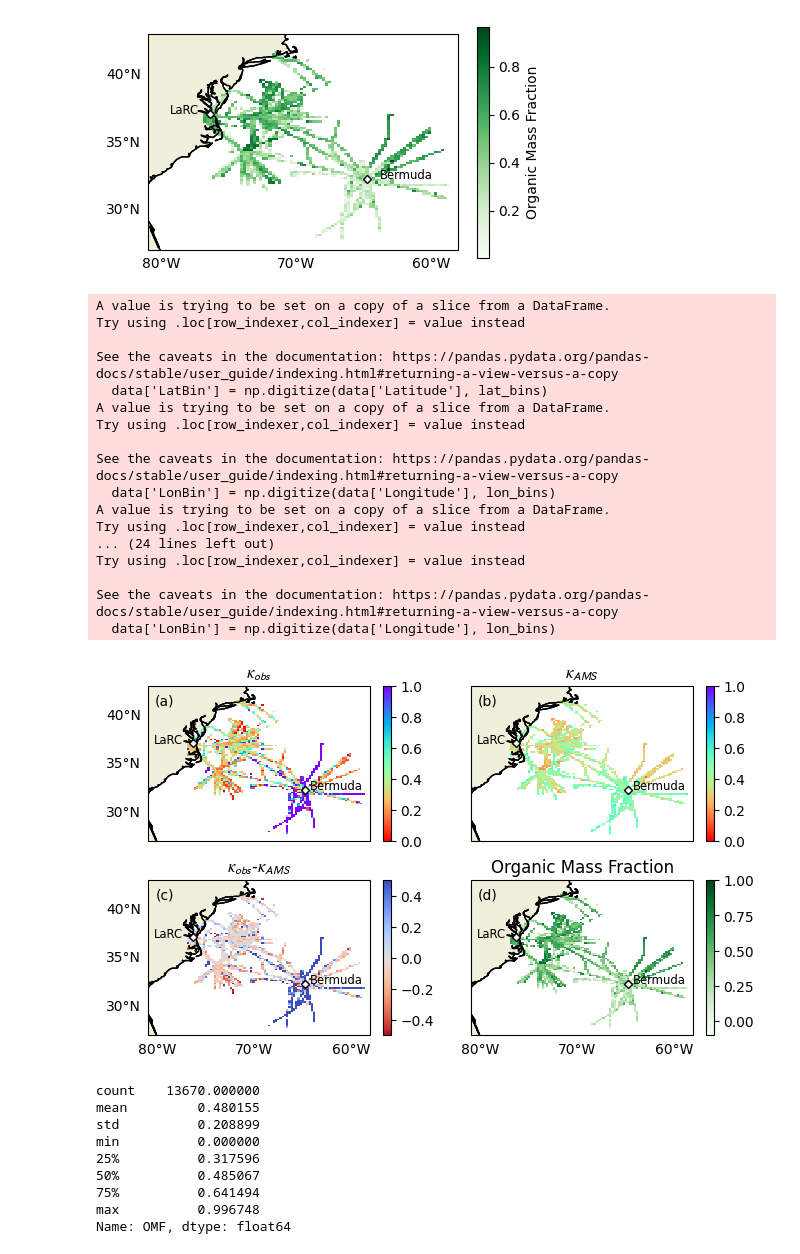
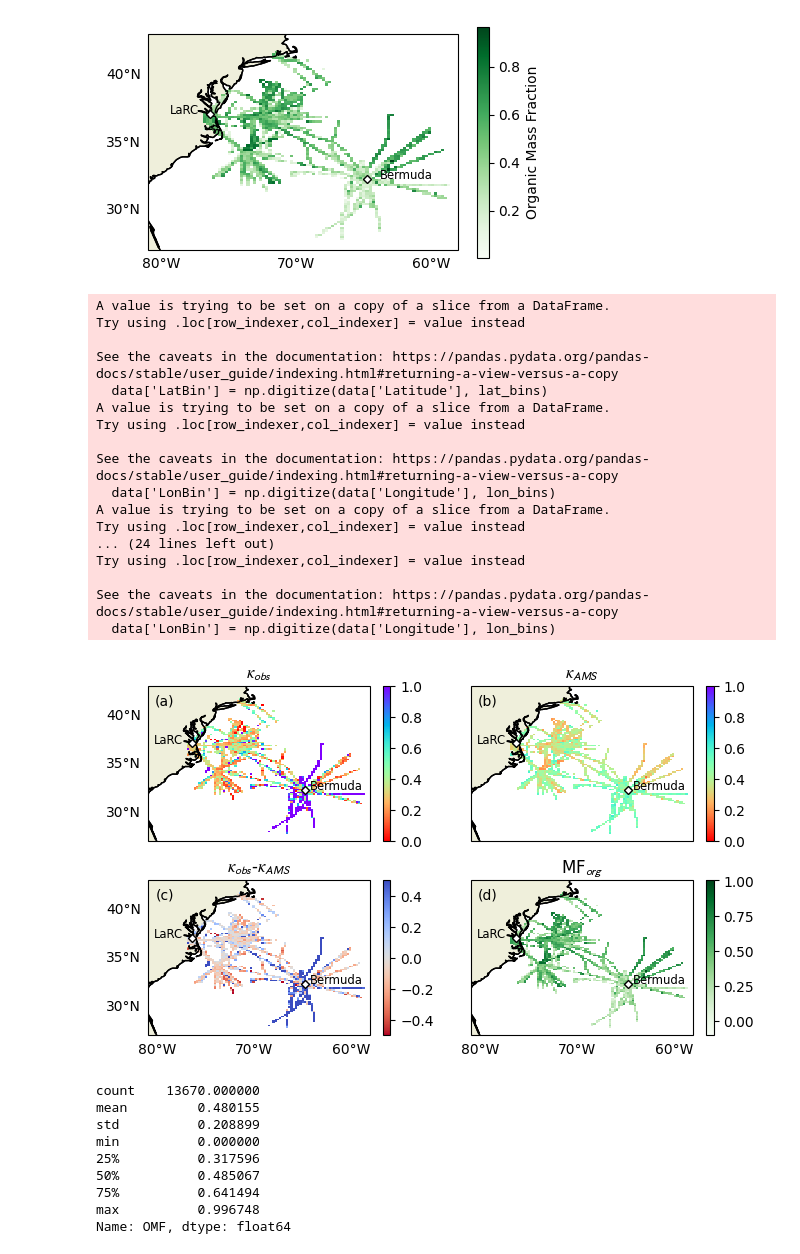
Before and after one commit to csoloff/ACTIVATE_CCN_closure, a Jupyter notebook: scripts/04_map_plot.ipynb, the cells around one changed output. Saved outputs shown, nothing was run; the diff lists cells and outputs as text; code cells hidden in the pictures.

```diff
--- a/scripts/04_map_plot.ipynb
+++ b/scripts/04_map_plot.ipynb
@@ -950,7 +950,7 @@ for i in range(0,2):
 
 
 plt_key = ['k_diff', 'OMF']
-cmap_labels = [r'$\kappa _{\mathsf{obs}}$-$\kappa _{\mathsf{AMS}}$', 'Organic Mass Fraction']
+cmap_labels = [r'$\kappa _{\mathsf{obs}}$-$\kappa _{\mathsf{AMS}}$', r'MF$_{\mathsf{org}}$']
 vmax_l = [.5, 0]
 vmin_l = [-.5, 1]
 cmap_l = ['coolwarm_r','Greens']
@@ -1021,34 +1021,34 @@ for ax in axes.flat:
     ax.plot(langley_coords[1], langley_coords[0], marker='D', color='white', markersize=4, transform=ccrs.PlateCarree(), markeredgewidth=1, markeredgecolor='black')
     ax.text(langley_coords[1] + -4, langley_coords[0], 'LaRC', color='black', transform=ccrs.PlateCarree(), fontsize='small')
 
 panel_labels = ['(a)', '(b)', '(c)', '(d)']
 for ax, label in zip(axes.flat, panel_labels):
     ax.text(0.12, .95, label, transform=ax.transAxes, va='top', ha='right')
 
 # Set title
 #ax.set_title('Northwest Atlantic Sampling Heatmap by Time')
 #plt.tight_layout()
 # Show the plot
 plt.savefig('../figures/k_obs_map_omf.png', dpi=1000)
 # %% [output]
 A value is trying to be set on a copy of a slice from a DataFrame.
 Try using .loc[row_indexer,col_indexer] = value instead
 
 See the caveats in the documentation: https://pandas.pydata.org/pandas-docs/stable/user_guide/indexing.html#returning-a-view-versus-a-copy
   data['LatBin'] = np.digitize(data['Latitude'], lat_bins)
 A value is trying to be set on a copy of a slice from a DataFrame.
 Try using .loc[row_indexer,col_indexer] = value instead
 
 See the caveats in the documentation: https://pandas.pydata.org/pandas-docs/stable/user_guide/indexing.html#returning-a-view-versus-a-copy
   data['LonBin'] = np.digitize(data['Longitude'], lon_bins)
 A value is trying to be set on a copy of a slice from a DataFrame.
 Try using .loc[row_indexer,col_indexer] = value instead
 ... (24 lines left out)
 Try using .loc[row_indexer,col_indexer] = value instead
 
 See the caveats in the documentation: https://pandas.pydata.org/pandas-docs/stable/user_guide/indexing.html#returning-a-view-versus-a-copy
   data['LonBin'] = np.digitize(data['Longitude'], lon_bins)
-[figure, old version]
+[figure, new version]
 # %%
 d.OMF.describe()
 # %% [output]
```
Also changed, not shown: parts of 1 cell of this notebook, 1 other file.
